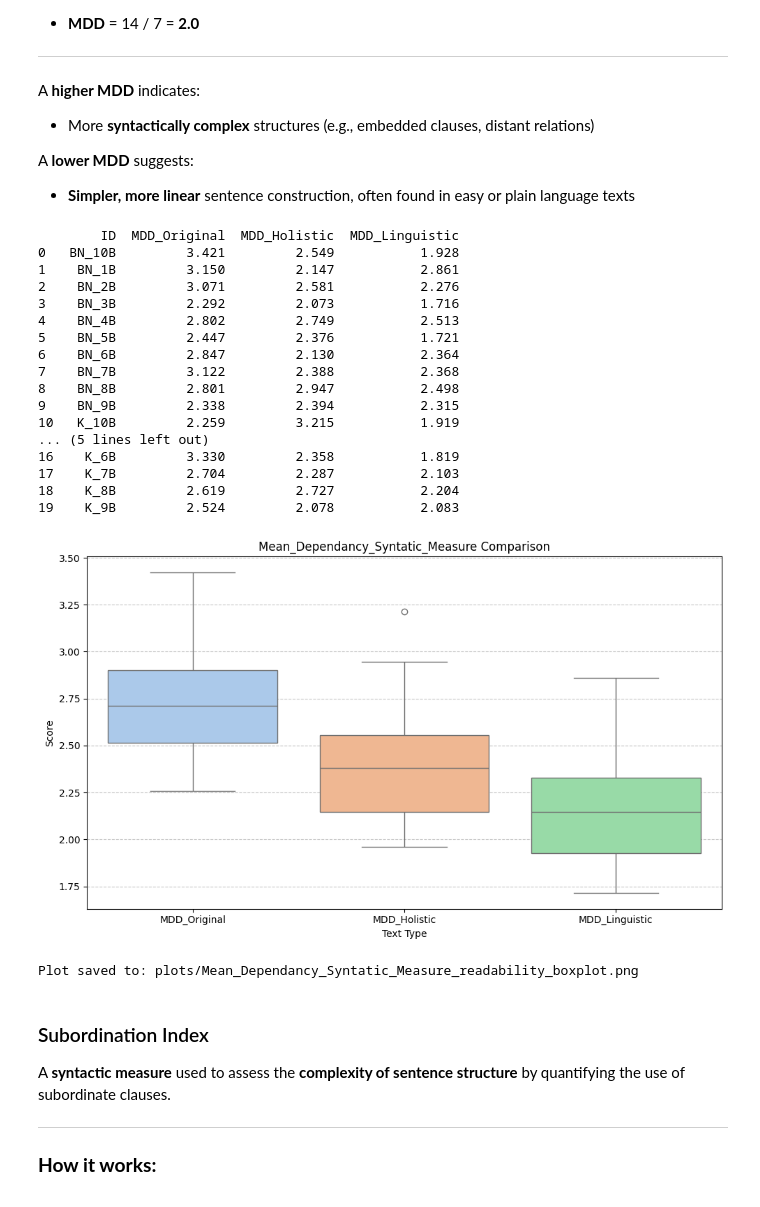
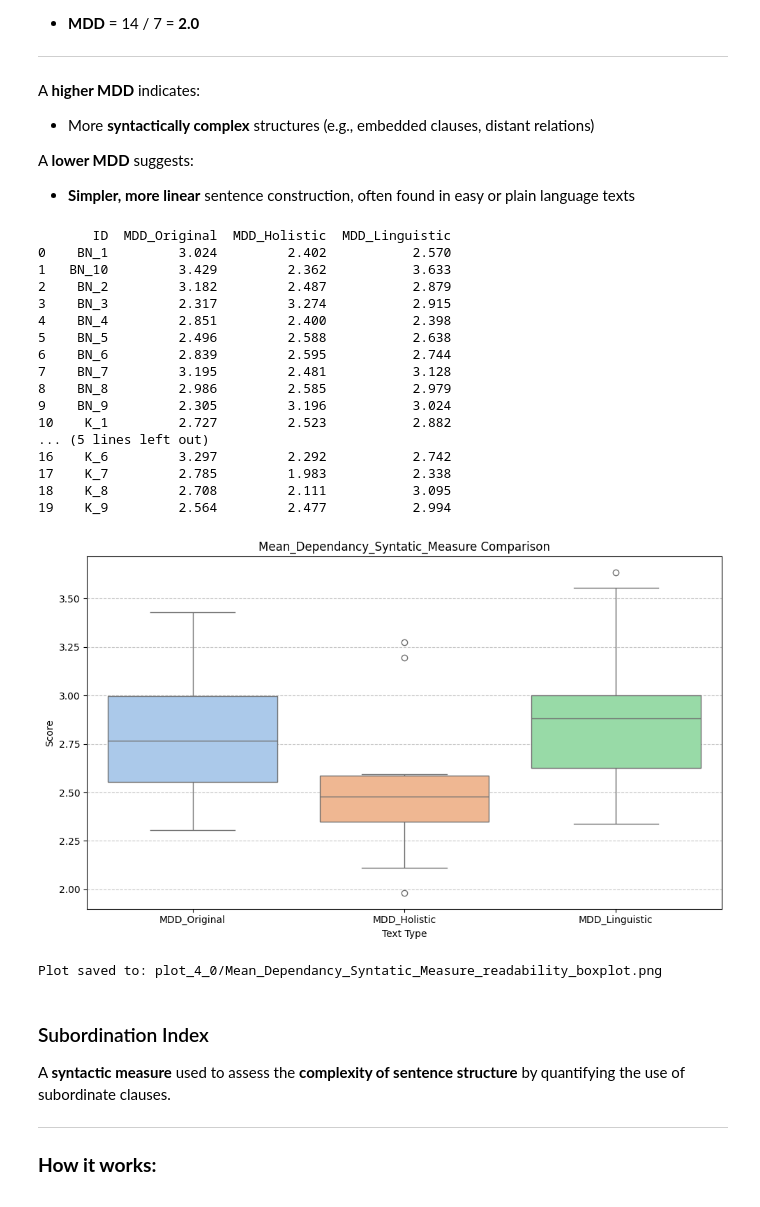
Before and after one commit to happy522/ChatGPT-as-a-CAT-tool-in-Easy-language-translation_Implemenatation, a Jupyter notebook: Implementation_Chatgpt_as_a_cat_eye_tool_4_1.ipynb, the cells around one changed output. Cells and saved outputs as stored; diff of their text form; code cells hidden in the pictures.

```diff
--- a/Implementation_Chatgpt_as_a_cat_eye_tool_4_1.ipynb
+++ b/Implementation_Chatgpt_as_a_cat_eye_tool_4_1.ipynb
@@ -2,10 +2,12 @@
 import pandas as pd
 # %%
 #Loading 4.1
-df = pd.read_csv('https://raw.githubusercontent.com/happy522/ChatGPT-as-a-CAT-tool-in-Easy-language-translation_2025/refs/heads/main/Holistic%20and%20Linguistic%20Data%20GPT-4.1.csv')
-
+#df = pd.read_csv('https://raw.githubusercontent.com/happy522/ChatGPT-as-a-CAT-tool-in-Easy-language-translation_Implemenatation/refs/heads/main/GPT_4_1/Holistic%20and%20Linguistic%20Data%20GPT-4.1.csv')
+df = pd.read_csv('df.csv')
 #Loading 4.0
-#df = pd.read_csv('https://raw.githubusercontent.com/happy522/ChatGPT-as-a-CAT-tool-in-Easy-language-translation_2025/refs/heads/main/Holistic%20and%20Linguistic%20Data%20GPT-4.0.csv')
+#df = pd.read_csv('https://raw.githubusercontent.com/happy522/ChatGPT-as-a-CAT-tool-in-Easy-language-translation_Implemenatation/refs/heads/main/GPT_4_o/Holistic%20and%20Linguistic%20Data%20GPT-4.o.csv')
+# %%
+df = df.replace(r'\n', ' ', regex=True)
 # %%
 df
 # %% [output]
@@ -54,7 +58,7 @@ import seaborn as sns
 import matplotlib.pyplot as plt
 import os
 
-def plot_readability_scores(df, metric_prefix,name, output_dir="plots"):
+def plot_readability_scores(df, metric_prefix,name, output_dir="plot_4_0"):
     """
     Creates and saves a boxplot for readability metrics.
 
@@ -87,13 +91,13 @@ def plot_readability_scores(df, metric_prefix,name, output_dir="plots"):
     plt.grid(axis="y", linestyle="--", alpha=0.7)
     plt.tight_layout()
 
-    plt.show()
-
-
     # Save
     os.makedirs(output_dir, exist_ok=True)
     file_path = os.path.join(output_dir, f"{name}_readability_boxplot.png")
     plt.savefig(file_path, dpi=300)
+    plt.show()
+
+
     plt.close()
 
     print(f"Plot saved to: {file_path}")
@@ -371,45 +375,45 @@ A **lower MDD** suggests:
 # %%
 def compute_mdd(text):
     doc = nlp(text)
     distances = [
         abs(token.head.i - token.i)
         for token in doc
         if token.dep_ != "ROOT" and not token.is_punct
     ]
     if distances:
         return round(sum(distances) / len(distances), 3)
     else:
         return 0.0
 
 
 # Compute MDD for each version
 df["MDD_Original"] = df["Original"].apply(compute_mdd)
 df["MDD_Holistic"] = df["Holistic"].apply(compute_mdd)
 df["MDD_Linguistic"] = df["Linguistic"].apply(compute_mdd)
 
 # Output results
 print(df[["ID", "MDD_Original", "MDD_Holistic", "MDD_Linguistic"]])
-plot_readability_scores(df, "MDD","Mean_Dependancy_Syntatic_Measure", output_dir="plots")
+plot_readability_scores(df, "MDD","Mean_Dependancy_Syntatic_Measure", output_dir="plot_4_0")
 # %% [output]
-        ID  MDD_Original  MDD_Holistic  MDD_Linguistic
-0   BN_10B         3.421         2.549           1.928
-1    BN_1B         3.150         2.147           2.861
-2    BN_2B         3.071         2.581           2.276
-3    BN_3B         2.292         2.073           1.716
-4    BN_4B         2.802         2.749           2.513
-5    BN_5B         2.447         2.376           1.721
-6    BN_6B         2.847         2.130           2.364
-7    BN_7B         3.122         2.388           2.368
-8    BN_8B         2.801         2.947           2.498
-9    BN_9B         2.338         2.394           2.315
-10   K_10B         2.259         3.215           1.919
+       ID  MDD_Original  MDD_Holistic  MDD_Linguistic
+0    BN_1         3.024         2.402           2.570
+1   BN_10         3.429         2.362           3.633
+2    BN_2         3.182         2.487           2.879
+3    BN_3         2.317         3.274           2.915
+4    BN_4         2.851         2.400           2.398
+5    BN_5         2.496         2.588           2.638
+6    BN_6         2.839         2.595           2.744
+7    BN_7         3.195         2.481           3.128
+8    BN_8         2.986         2.585           2.979
+9    BN_9         2.305         3.196           3.024
+10    K_1         2.727         2.523           2.882
 ... (5 lines left out)
-16    K_6B         3.330         2.358           1.819
-17    K_7B         2.704         2.287           2.103
-18    K_8B         2.619         2.727           2.204
-19    K_9B         2.524         2.078           2.083
+16    K_6         3.297         2.292           2.742
+17    K_7         2.785         1.983           2.338
+18    K_8         2.708         2.111           3.095
+19    K_9         2.564         2.477           2.994
-[figure, old version]
+[figure, new version]
-Plot saved to: plots/Mean_Dependancy_Syntatic_Measure_readability_boxplot.png
+Plot saved to: plot_4_0/Mean_Dependancy_Syntatic_Measure_readability_boxplot.png
 # %% [markdown]
 ### Subordination Index
 
```
Also changed, not shown: parts of 20 cells of this notebook.
